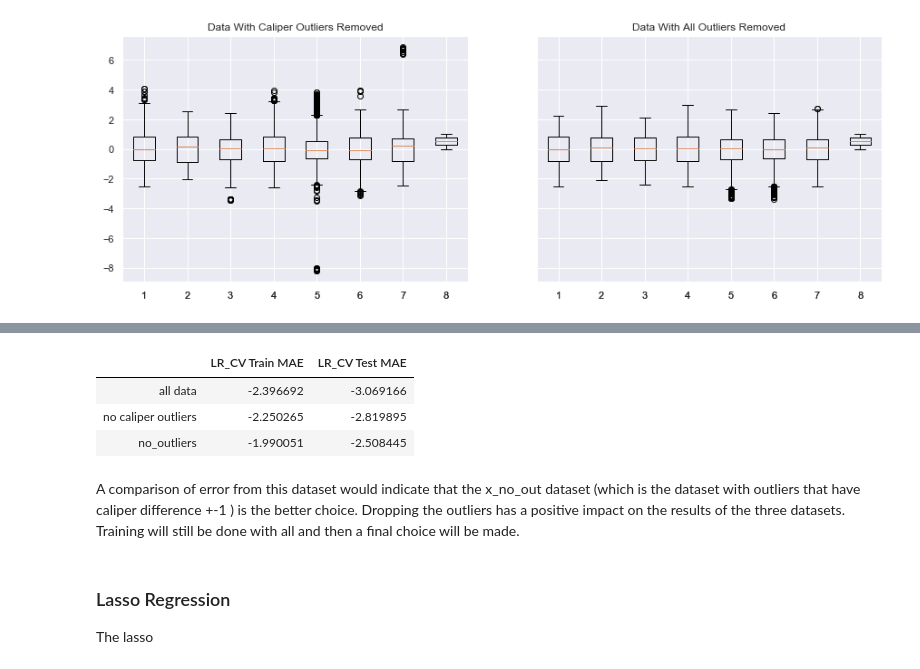
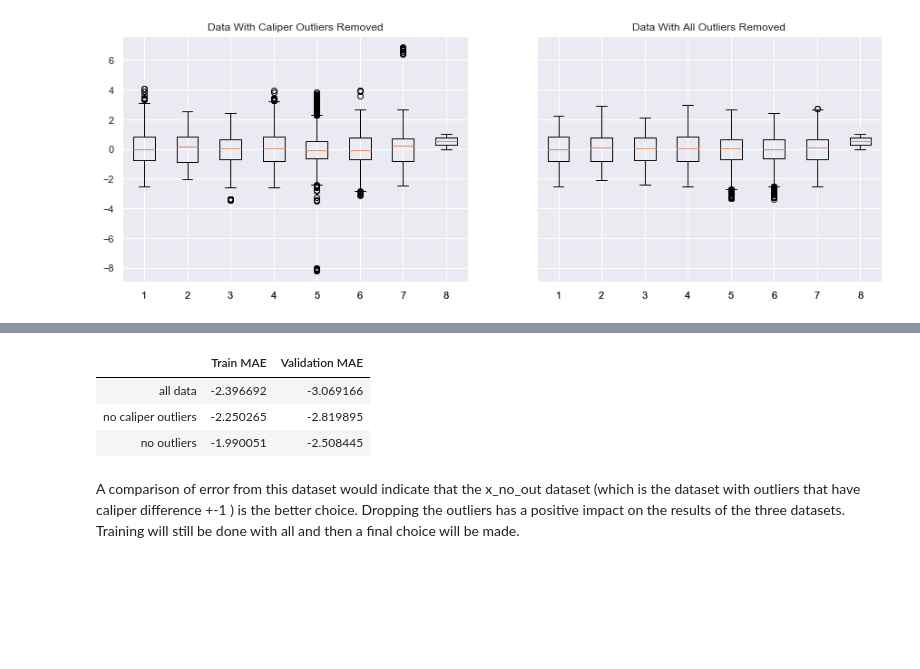
Before and after one commit to Nengi/Sonic-Log-Prediction, a Jupyter notebook: Sonic_Log_Prediction.ipynb, the cells around one changed output, grey strips where cells are left out. Saved outputs shown, nothing was run; the diff lists cells and outputs as text; code cells hidden in the pictures; blank space fills up the shorter version.

```diff
--- a/Sonic_Log_Prediction.ipynb
+++ b/Sonic_Log_Prediction.ipynb
@@ -189,16 +188,19 @@ Three data sets with the following labels listed below will be created
 
 Next the data is then split into the y variable MDT and the independent variables which is all the other variables.
 # %%
-det = train.describe()
+def iqr_range(df):
+    det = df.describe()
+    iqr_dict = dict()
+    for col in det.columns:
+        Q1 = det.loc['25%',col]
+        Q3 = det.loc['75%',col]
+        iqr = Q3 - Q1
+        low = Q1 - (1.5 * iqr)
+        up = Q3 + (1.5 * iqr)
+        iqr_dict.update({col:[low,up]})
+    return iqr_dict
 
-iqr_dict = dict()
-for col in det.columns:
-    Q1 = det.loc['25%',col]
-    Q3 = det.loc['75%',col]
-    iqr = Q3 - Q1
-    low = Q1 - (1.5 * iqr)
-    up = Q3 + (1.5 * iqr)
-    iqr_dict.update({col:[low,up]})
+iqr_dict = iqr_range(train)
 
 iqr_dict
 # %% [output]
@@ -290,31 +292,35 @@ Since all the datasets have outliers, the cross validation result is compared be
 from sklearn.model_selection import cross_validate
 from sklearn.linear_model import LinearRegression
 from sklearn.base import clone
+from sklearn.metrics import mean_absolute_error
+from sklearn.pipeline import Pipeline
 
 lin_reg1 = LinearRegression()
 lin_reg2 = clone(lin_reg1)
 lin_reg3 = clone(lin_reg1)
 
+lin_reg1.fit(x_all, y_all)
+lin_reg2.fit(x_small, y_small)
+lin_reg3.fit(x_no_out, y_no_out)
+
+y_train_pred1 = lin_reg1.predict(x_all)
+y_train_pred2= lin_reg2.predict(x_small)
+y_train_pred3 = lin_reg3.predict(x_no_out)
 
 lin_reg_cv1 = cross_validate(lin_reg1, x_all, y_all, scoring='neg_mean_absolute_error',return_train_score=True, cv =5)
 lin_reg_cv2 = cross_validate(lin_reg2, x_small, y_small, scoring= 'neg_mean_absolute_error',return_train_score=True, cv =5)
 lin_reg_cv3 = cross_validate(lin_reg3, x_no_out, y_no_out, scoring='neg_mean_absolute_error',return_train_score=True, cv =5)
-
-report_table = [[lin_reg_cv1['train_score'].mean(),lin_reg_cv1['test_score'].mean()]]
-report_table = report_table + [[lin_reg_cv2['train_score'].mean() ,lin_reg_cv2['test_score'].mean()]]
-report_table = report_table + [[lin_reg_cv3['train_score'].mean(),lin_reg_cv3['test_score'].mean()]]
-
-report = pd.DataFrame(report_table,columns = ['LR_CV Train MAE',' LR_CV Test MAE'],index=['all data','no caliper outliers','no_outliers'])
-report
-# %% [output]
-|  | LR_CV Train MAE | LR_CV Test MAE |
-| all data | -2.396692 | -3.069166 |
-| no caliper outliers | -2.250265 | -2.819895 |
-| no_outliers | -1.990051 | -2.508445 |
+# %%
+result1 =pd.DataFrame({'Train MAE':[lin_reg_cv1['train_score'].mean(), lin_reg_cv2['train_score'].mean(),lin_reg_cv3['train_score'].mean()],
+                       'Validation MAE':[lin_reg_cv1['test_score'].mean(), lin_reg_cv2['test_score'].mean(),lin_reg_cv3['test_score'].mean()]},
+                      index=['all data','no caliper outliers','no outliers'])
+
+result1
+# %% [output]
+|  | Train MAE | Validation MAE |
+| all data | -2.396692 | -3.069166 |
+| no caliper outliers | -2.250265 | -2.819895 |
+| no outliers | -1.990051 | -2.508445 |
 # %% [markdown]
 A comparison of error from this dataset would indicate that the x_no_out dataset (which is the dataset with outliers that have caliper difference +-1 ) is the better choice. Dropping the outliers has a positive impact on the results of the three datasets.
 Training will still be done with all and then a final choice will be made.
-# %% [markdown]
-### Lasso Regression
-
-The lasso
```
Also changed, not shown: parts of 29 cells of this notebook.
